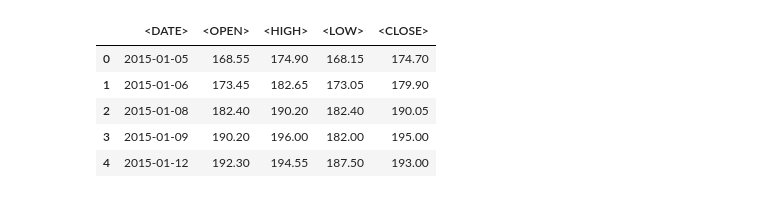
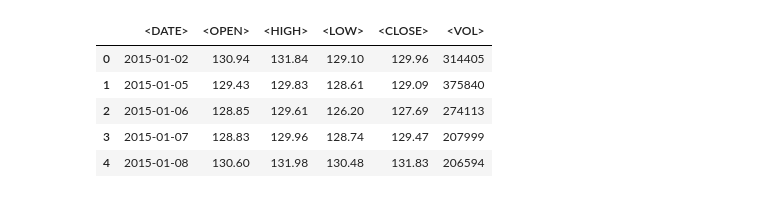
Before and after one commit to nikitaoltyan/Mech-Trading-Systems, a Jupyter notebook: Mech_Systems.ipynb, the cells around one changed output. Cells and saved outputs as stored; diff of their text form; code cells hidden in the pictures.

```diff
--- a/Mech_Systems.ipynb
+++ b/Mech_Systems.ipynb
@@ -20,10 +22,10 @@ from classifiers.HeadWithShoulders import head_with_shoulders
 # %%
-data = pd.read_excel("MTSS_Data_15-20.xlsx")
+data = pd.read_excel("Boeing_Data.xlsx")
 data.head()
 # %% [output]
-|  | <DATE> | <OPEN> | <HIGH> | <LOW> | <CLOSE> |
-| 0 | 2015-01-05 | 168.55 | 174.90 | 168.15 | 174.70 |
-| 1 | 2015-01-06 | 173.45 | 182.65 | 173.05 | 179.90 |
-| 2 | 2015-01-08 | 182.40 | 190.20 | 182.40 | 190.05 |
-| 3 | 2015-01-09 | 190.20 | 196.00 | 182.00 | 195.00 |
-| 4 | 2015-01-12 | 192.30 | 194.55 | 187.50 | 193.00 |
+|  | <DATE> | <OPEN> | <HIGH> | <LOW> | <CLOSE> | <VOL> |
+| 0 | 2015-01-02 | 130.94 | 131.84 | 129.10 | 129.96 | 314405 |
+| 1 | 2015-01-05 | 129.43 | 129.83 | 128.61 | 129.09 | 375840 |
+| 2 | 2015-01-06 | 128.85 | 129.61 | 126.20 | 127.69 | 274113 |
+| 3 | 2015-01-07 | 128.83 | 129.96 | 128.74 | 129.47 | 207999 |
+| 4 | 2015-01-08 | 130.60 | 131.98 | 130.48 | 131.83 | 206594 |
```
Also changed, not shown: parts of 10 cells of this notebook.
